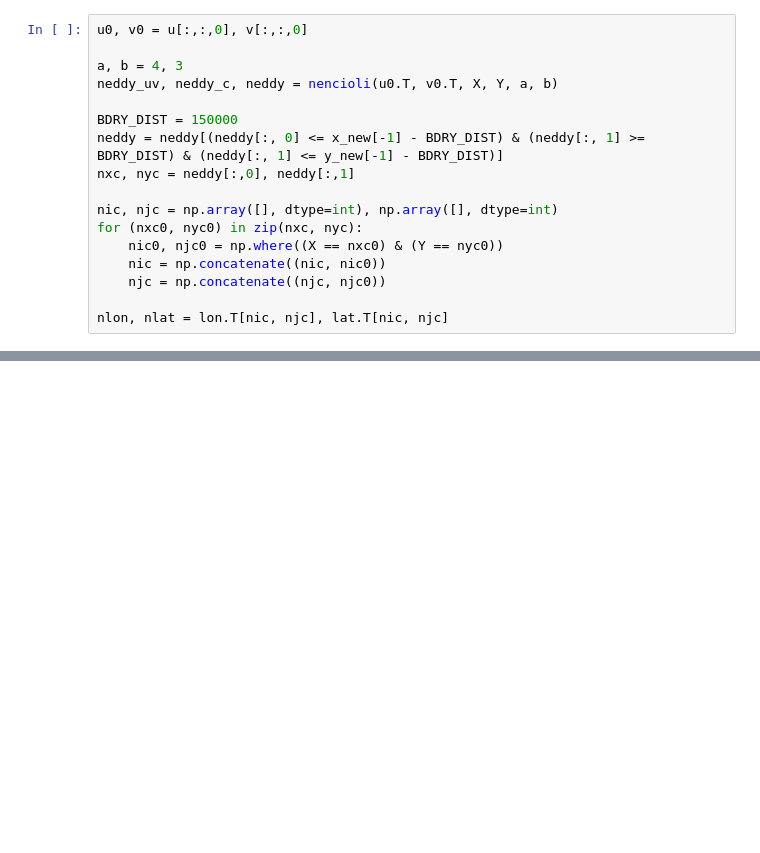
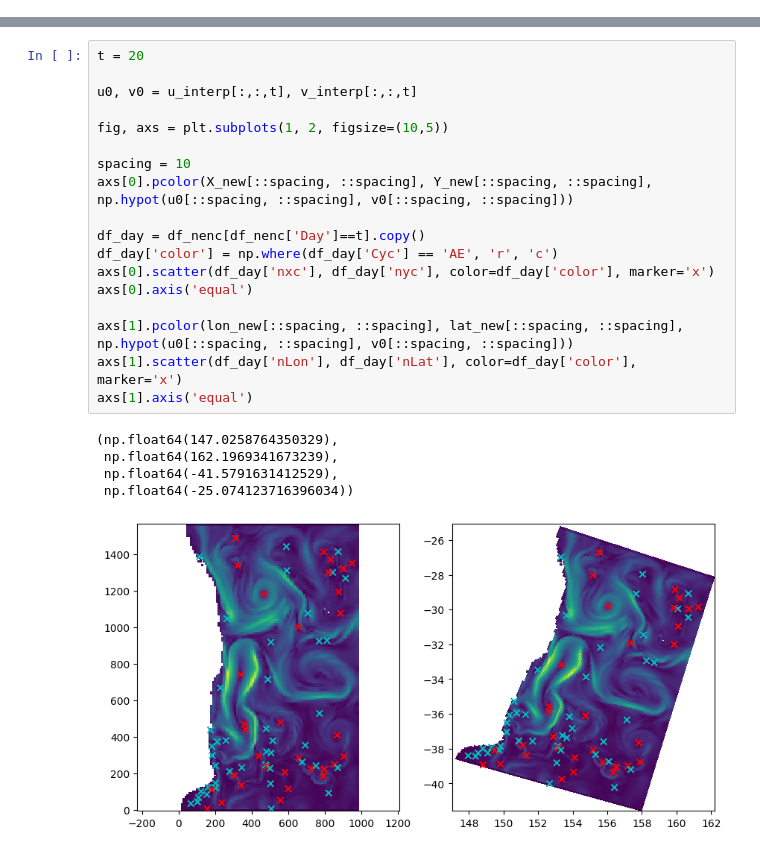
Before and after one commit to regdowse/UNSW-MRes, a Jupyter notebook: MRes/Chapter2/Eddy_Detection_Tracking.ipynb, the cells around one changed output, grey strips where cells are left out. Cells and saved outputs as stored; diff of their text form; blank space fills up the shorter version.

```diff
--- a/MRes/Chapter2/Eddy_Detection_Tracking.ipynb
+++ b/MRes/Chapter2/Eddy_Detection_Tracking.ipynb
@@ -328,17 +0,0 @@ lon, lat = lon_new, lat_new
-# %%
-u0, v0 = u[:,:,0], v[:,:,0]
-
-a, b = 4, 3
-neddy_uv, neddy_c, neddy = nencioli(u0.T, v0.T, X, Y, a, b)
-
-BDRY_DIST = 150000
-neddy = neddy[(neddy[:, 0] <= x_new[-1] - BDRY_DIST) & (neddy[:, 1] >= BDRY_DIST) & (neddy[:, 1] <= y_new[-1] - BDRY_DIST)]
-nxc, nyc = neddy[:,0], neddy[:,1]
-
-nic, njc = np.array([], dtype=int), np.array([], dtype=int)
-for (nxc0, nyc0) in zip(nxc, nyc):
-    nic0, njc0 = np.where((X == nxc0) & (Y == nyc0))
-    nic = np.concatenate((nic, nic0))
-    njc = np.concatenate((njc, njc0))
-
-nlon, nlat = lon.T[nic, njc], lat.T[nic, njc]
@@ -560,0 +278,24 @@ def eddy_tracking(daydic):
+# %%
+t = 20
+
+u0, v0 = u_interp[:,:,t], v_interp[:,:,t]
+
+fig, axs = plt.subplots(1, 2, figsize=(10,5))
+
+spacing = 10
+axs[0].pcolor(X_new[::spacing, ::spacing], Y_new[::spacing, ::spacing], np.hypot(u0[::spacing, ::spacing], v0[::spacing, ::spacing]))
+
+df_day = df_nenc[df_nenc['Day']==t].copy()
+df_day['color'] = np.where(df_day['Cyc'] == 'AE', 'r', 'c')
+axs[0].scatter(df_day['nxc'], df_day['nyc'], color=df_day['color'], marker='x')
+axs[0].axis('equal')
+
+axs[1].pcolor(lon_new[::spacing, ::spacing], lat_new[::spacing, ::spacing], np.hypot(u0[::spacing, ::spacing], v0[::spacing, ::spacing]))
+axs[1].scatter(df_day['nLon'], df_day['nLat'], color=df_day['color'], marker='x')
+axs[1].axis('equal')
+# %% [output]
+(np.float64(147.0258764350329),
+ np.float64(162.1969341673239),
+ np.float64(-41.5791631412529),
+ np.float64(-25.074123716396034))
+[figure, added]
```
Also changed, not shown: parts of 34 cells of this notebook.
